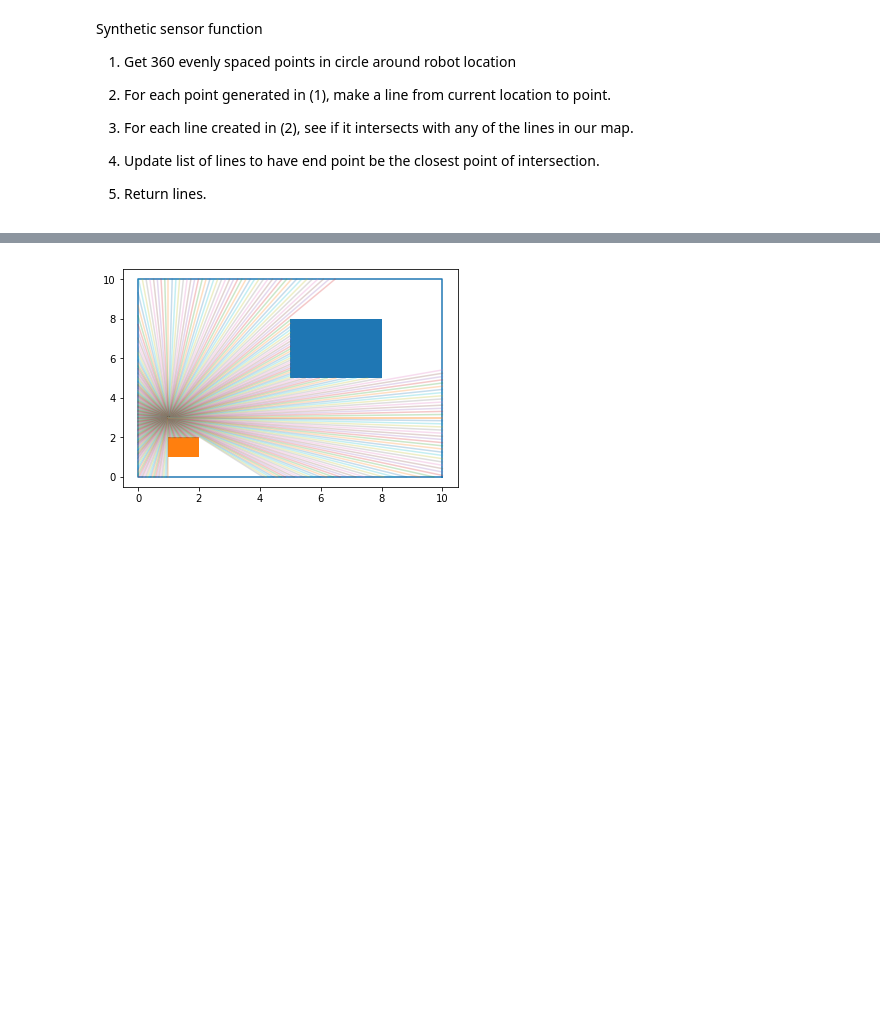
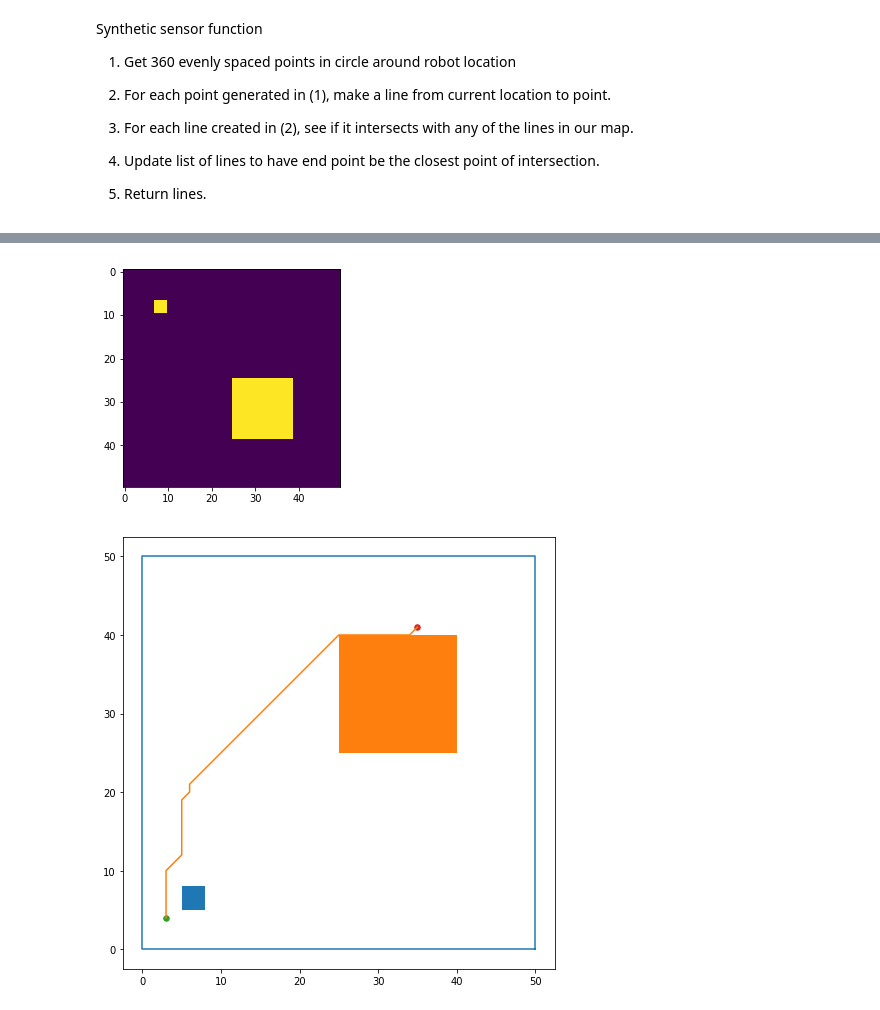
Before and after one commit to JosephGatto/2D-Motion-Planning-with-Machine-Learning, a Jupyter notebook: shapely synthetic sensor.ipynb, the cells around one changed output, grey strips where cells are left out. Drawn from its saved outputs; the diff is of its cells as text; code cells hidden in the pictures; blank space fills up the shorter version.

```diff
--- a/shapely synthetic sensor.ipynb
+++ b/shapely synthetic sensor.ipynb
@@ -113,6 +105,39 @@ plot(MAP, robot_location, line_strings)
-# %%
-robot_location = (1,3)
-distances, line_strings = synthetic_sensor(MAP, robot_location)
-plot(MAP, robot_location, line_strings)
-# %% [output]
-[figure, removed]
+# %%
+from PIL import Image
+def get_path(start, goal, map_img = 'ihopethisworks.png'):
+
+    img = Image.open(map_img).convert('LA')
+    img.save(map_img)
+    gmap = OccupancyGridMap.from_png(map_img, 1)
+    gmap.data = gmap.data = np.where(gmap.data < 0.9, 1, 0)
+    # set a start and an end node (in meters)
+    start_node = start
+    goal_node = goal
+    plt.imshow(gmap.data)
+    # run A*
+    path, path_px = a_star(start_node, goal_node, gmap, movement='8N')
+    return path
+# %%
+def plot_path(MAP, robot_location, goal_location, path):
+    path = [(p[0], p[1]+1) for p in path]
+    fig = plt.figure(frameon=False)
+    fig.set_size_inches(6,6)
+    ax = plt.Axes(fig, [0., 0., 1., 1.])
+    fig.add_axes(ax)
+
+    for index, l in enumerate(MAP):
+        if index != 0:
+            ax.fill(*l.xy, alpha=1)
+        else:
+            ax.plot(*l.xy, alpha=1)
+    ax.plot(*LineString(path).xy)
+    ax.scatter(robot_location[0], robot_location[1]+1, s=30, alpha=1.0)
+    ax.scatter(goal_location[0], goal_location[1]+1, s=30, alpha=1.0)
+# %%
+robot_location = (3,3)
+goal_location = 35,40
+# %%
+plot_path(MAP, robot_location, goal_location,  get_path(robot_location, goal_location))
+# %% [output]
+[figure, added]
+[figure, added]
```
Also changed, not shown: parts of 5 cells of this notebook, 3 other files.
